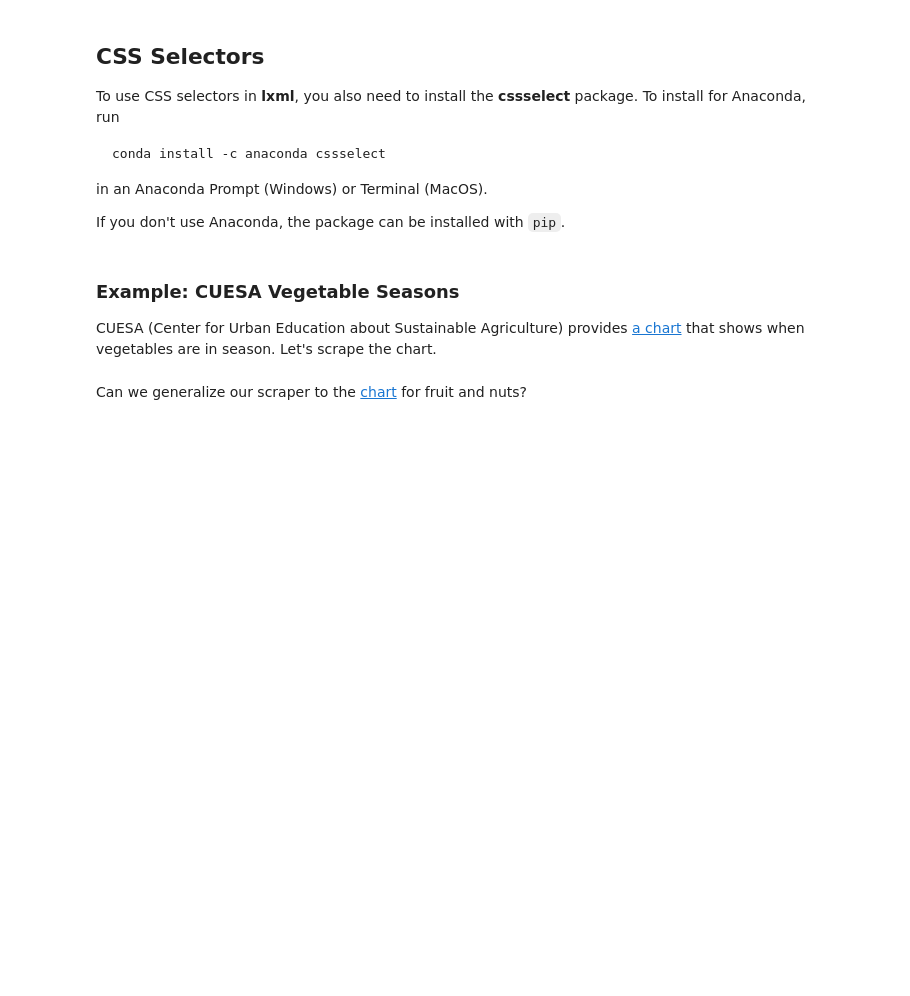
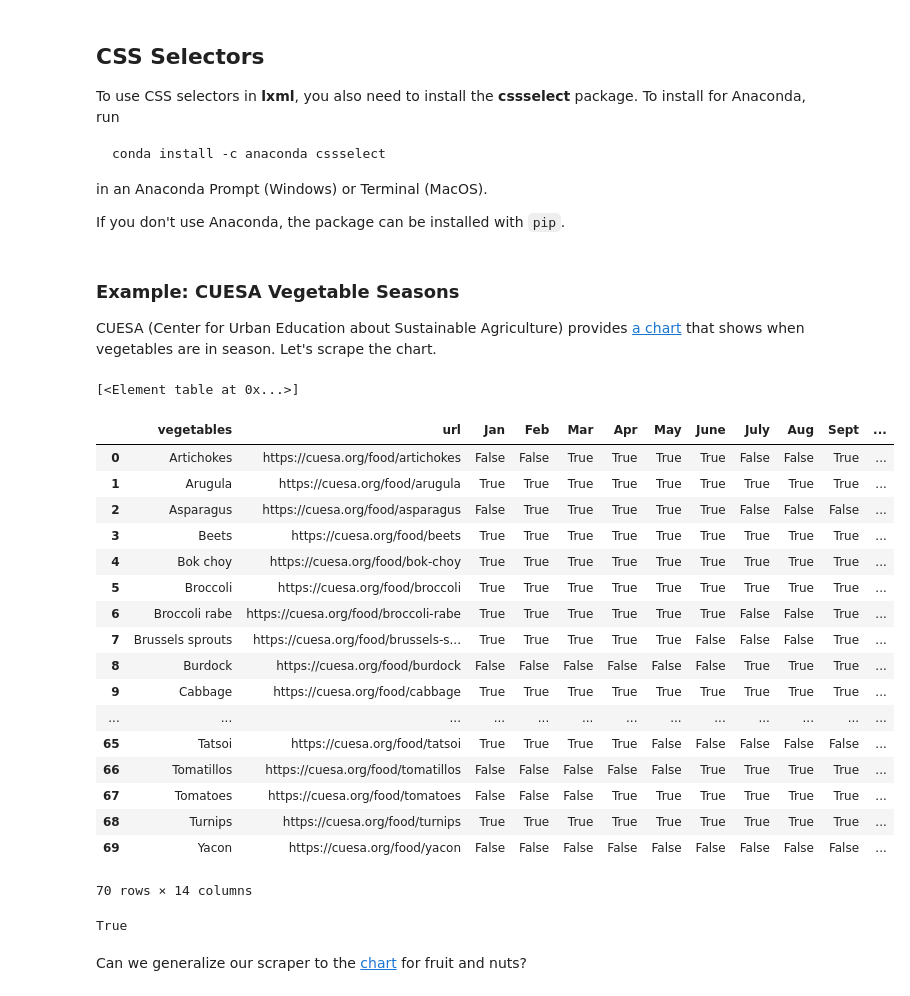
Before and after one commit to 2019-winter-ucdavis-sta141b/notes, a Jupyter notebook: lecture/02.07/notes.ipynb, the cells around one changed output. Drawn from its saved outputs; the diff is of its cells as text; code cells hidden in the pictures; blank space fills up the shorter version.

```diff
--- a/lecture/02.07/notes.ipynb
+++ b/lecture/02.07/notes.ipynb
@@ -82,2 +70,74 @@ header = [x.text for x in header.xpath(".//li")]
+# %%
+def extract_row(row):
+    # We started looking at one row here:
+    #row = rows[0]
+
+    link = row.xpath(".//a")[0]
+    name = link.text_content()
+    # One way to get href:
+    url = link.xpath("@href")[0]
+    url
+    # Use .get() to get a default value if the attribute doesn't exist.
+    #link.attrib.get("style", "")
+
+    # Get li tags for this row
+    seasons = row.xpath(".//li/@class")
+    return [name, url] + ["season" in x or "market" in x for x in seasons] # season
+    #pd.Series(seasons).str.contains("season")
+
+def scrape_cuesa_chart(base_url, food = None):
+    # Download the page
+    #base_url = "https://cuesa.org/eat-seasonally/charts/vegetables"
+    if food is None:
+        food = base_url.rsplit("/", 1)[-1]
+
+    response = requests.get(base_url)
+    response.raise_for_status()
+
+    # Parse the HTML
+    html = lx.fromstring(response.text)
+    html.make_links_absolute(base_url)
+    html
+
+    # Find the table with the vegetable seasons
+    tab = html.xpath("//table")
+    print(tab)
+    tab = tab[0]
+
+    h, b = tab.getchildren()
+
+    # Extract the header
+    header = [food, "url"] + [x.text for x in h.xpath(".//li")]
+
+    rows = b.xpath(".//tr")
+
+    return pd.DataFrame([extract_row(row) for row in rows], columns = header)
+
+scrape_cuesa_chart("https://cuesa.org/eat-seasonally/charts/vegetables")
+# %% [output]
+[<Element table at 0x...>]
+|  | vegetables | url | Jan | Feb | Mar | Apr | May | June | July | Aug | Sept | ... |
+| 0 | Artichokes | https://cuesa.org/food/artichokes | False | False | True | True | True | True | False | False | True | ... |
+| 1 | Arugula | https://cuesa.org/food/arugula | True | True | True | True | True | True | True | True | True | ... |
+| 2 | Asparagus | https://cuesa.org/food/asparagus | False | True | True | True | True | True | False | False | False | ... |
+| 3 | Beets | https://cuesa.org/food/beets | True | True | True | True | True | True | True | True | True | ... |
+| 4 | Bok choy | https://cuesa.org/food/bok-choy | True | True | True | True | True | True | True | True | True | ... |
+| 5 | Broccoli | https://cuesa.org/food/broccoli | True | True | True | True | True | True | True | True | True | ... |
+| 6 | Broccoli rabe | https://cuesa.org/food/broccoli-rabe | True | True | True | True | True | True | False | False | True | ... |
+| 7 | Brussels sprouts | https://cuesa.org/food/brussels-s... | True | True | True | True | True | False | False | False | True | ... |
+| 8 | Burdock | https://cuesa.org/food/burdock | False | False | False | False | False | False | True | True | True | ... |
+| 9 | Cabbage | https://cuesa.org/food/cabbage | True | True | True | True | True | True | True | True | True | ... |
+| ... | ... | ... | ... | ... | ... | ... | ... | ... | ... | ... | ... | ... |
+| 65 | Tatsoi | https://cuesa.org/food/tatsoi | True | True | True | True | False | False | False | False | False | ... |
+| 66 | Tomatillos | https://cuesa.org/food/tomatillos | False | False | False | False | False | True | True | True | True | ... |
+| 67 | Tomatoes | https://cuesa.org/food/tomatoes | False | False | False | True | True | True | True | True | True | ... |
+| 68 | Turnips | https://cuesa.org/food/turnips | True | True | True | True | True | True | True | True | True | ... |
+| 69 | Yacon | https://cuesa.org/food/yacon | False | False | False | False | False | False | False | False | False | ... |
+70 rows × 14 columns
+# %%
+# Check if "season" or "market" is in "month market"
+"season" in "month market" or "market" in "month market"
+# %% [output]
+True
 # %% [markdown]
 Can we generalize our scraper to the [chart](https://cuesa.org/eat-seasonally/charts/fruit) for fruit and nuts?
```
Also changed, not shown: parts of 7 cells of this notebook.
